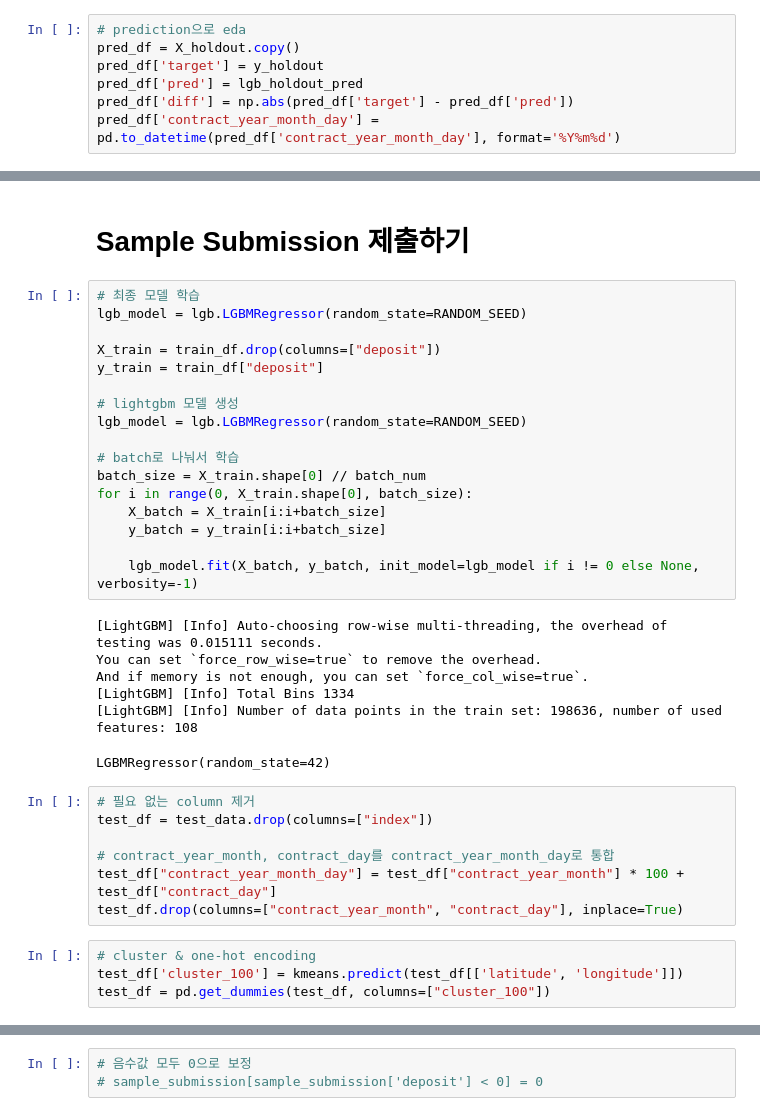
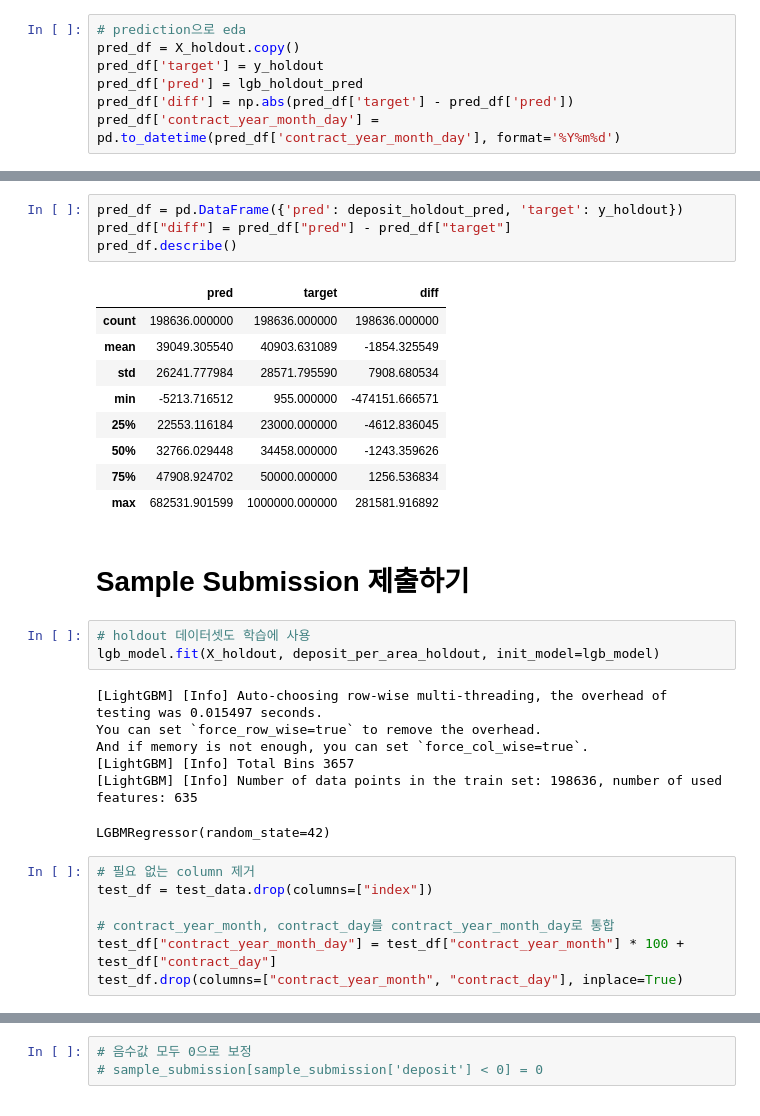
Before and after one commit to boostcampaitech7/level2-competitiveds-recsys-09, a Jupyter notebook: code/clustering.ipynb, the cells around one changed output, grey strips where cells are left out. Drawn from its saved outputs; the diff is of its cells as text.

```diff
--- a/code/code/clustering.ipynb
+++ b/code/clustering.ipynb
@@ -257,29 +282,29 @@ array([[<Axes: title={'center': 'area_m2'}>,
+# %%
+pred_df = pd.DataFrame({'pred': deposit_holdout_pred, 'target': y_holdout})
+pred_df["diff"] = pred_df["pred"] - pred_df["target"]
+pred_df.describe()
+# %% [output]
+|  | pred | target | diff |
+| count | 198636.000000 | 198636.000000 | 198636.000000 |
+| mean | 39049.305540 | 40903.631089 | -1854.325549 |
+| std | 26241.777984 | 28571.795590 | 7908.680534 |
+| min | -5213.716512 | 955.000000 | -474151.666571 |
+| 25% | 22553.116184 | 23000.000000 | -4612.836045 |
+| 50% | 32766.029448 | 34458.000000 | -1243.359626 |
+| 75% | 47908.924702 | 50000.000000 | 1256.536834 |
+| max | 682531.901599 | 1000000.000000 | 281581.916892 |
 # %% [markdown]
 # Sample Submission 제출하기
-# %%
-# 최종 모델 학습
-lgb_model = lgb.LGBMRegressor(random_state=RANDOM_SEED)
-
-X_train = train_df.drop(columns=["deposit"])
-y_train = train_df["deposit"]
-
-# lightgbm 모델 생성
-lgb_model = lgb.LGBMRegressor(random_state=RANDOM_SEED)
-
-# batch로 나눠서 학습
-batch_size = X_train.shape[0] // batch_num
-for i in range(0, X_train.shape[0], batch_size):
-    X_batch = X_train[i:i+batch_size]
-    y_batch = y_train[i:i+batch_size]
-
-    lgb_model.fit(X_batch, y_batch, init_model=lgb_model if i != 0 else None, verbosity=-1)
-# %% [output]
-[LightGBM] [Info] Auto-choosing row-wise multi-threading, the overhead of testing was 0.015111 seconds.
-You can set `force_row_wise=true` to remove the overhead.
-And if memory is not enough, you can set `force_col_wise=true`.
-[LightGBM] [Info] Total Bins 1334
-[LightGBM] [Info] Number of data points in the train set: 198636, number of used features: 108
-LGBMRegressor(random_state=42)
+# %%
+# holdout 데이터셋도 학습에 사용
+lgb_model.fit(X_holdout, deposit_per_area_holdout, init_model=lgb_model)
+# %% [output]
+[LightGBM] [Info] Auto-choosing row-wise multi-threading, the overhead of testing was 0.015497 seconds.
+You can set `force_row_wise=true` to remove the overhead.
+And if memory is not enough, you can set `force_col_wise=true`.
+[LightGBM] [Info] Total Bins 3657
+[LightGBM] [Info] Number of data points in the train set: 198636, number of used features: 635
+LGBMRegressor(random_state=42)
 # %%
 # 필요 없는 column 제거
 test_df = test_data.drop(columns=["index"])
@@ -287,7 +312,3 @@ test_df = test_data.drop(columns=["index"])
 # contract_year_month, contract_day를 contract_year_month_day로 통합
 test_df["contract_year_month_day"] = test_df["contract_year_month"] * 100 + test_df["contract_day"]
 test_df.drop(columns=["contract_year_month", "contract_day"], inplace=True)
-# %%
-# cluster & one-hot encoding
-test_df['cluster_100'] = kmeans.predict(test_df[['latitude', 'longitude']])
-test_df = pd.get_dummies(test_df, columns=["cluster_100"])
```
Also changed, not shown: parts of 11 cells of this notebook, 2 other files.
